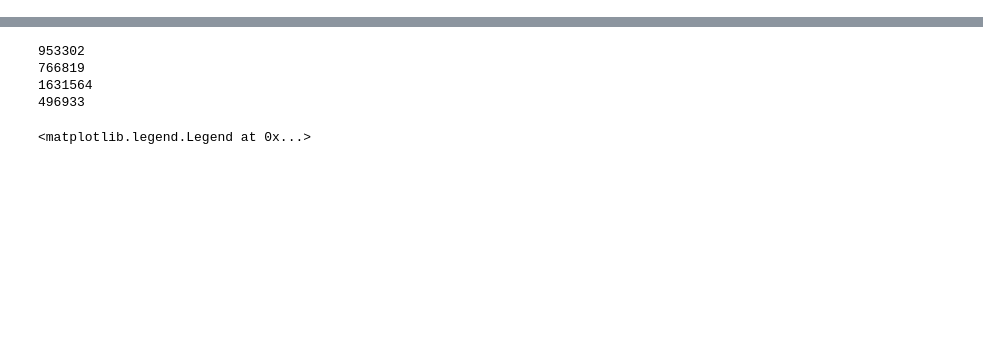
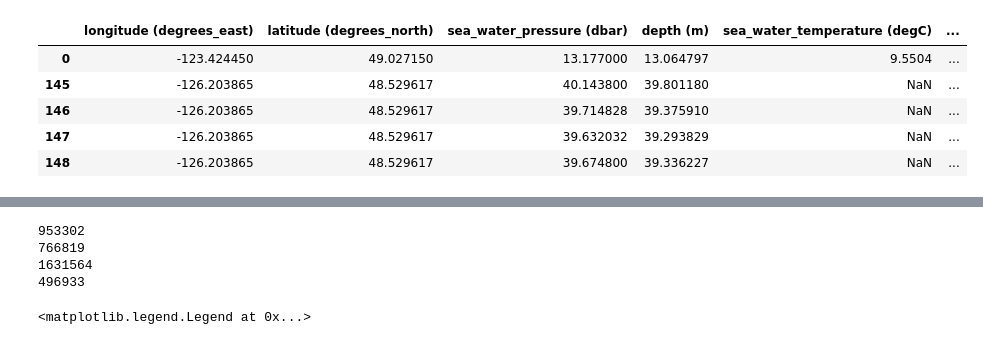
Before and after one commit to UBC-MOAD/analysis-becca, a Jupyter notebook: LiveOcean/tracers/clustering.ipynb, the cells around one changed output, grey strips where cells are left out. Saved outputs shown, nothing was run; the diff lists cells and outputs as text; code cells hidden in the pictures; blank space fills up the shorter version.

```diff
--- a/LiveOcean/tracers/clustering.ipynb
+++ b/LiveOcean/tracers/clustering.ipynb
@@ -7,3 +7,17 @@ from cartopy import crs, feature
 from cartopy.mpl.gridliner import LONGITUDE_FORMATTER, LATITUDE_FORMATTER
 # %%
 grid = xr.open_dataset('/ocean/rbeutel/MOAD/analysis-becca/LiveOcean/grid.nc')
+# %%
+m2005 =pd.read_pickle('./observations/IOS_ctd_moor_2005.p')
+m2010 =pd.read_pickle('./observations/IOS_ctd_moor_2010.p')
+m2015 =pd.read_pickle('./observations/IOS_ctd_moor_2015.p')
+m2020 =pd.read_pickle('./observations/IOS_ctd_moor_2020.p')
+ios_moor = pd.concat([m2005,m2010,m2015,m2020])
+ios_moor.head()
+# %% [output]
+|  | longitude (degrees_east) | latitude (degrees_north) | sea_water_pressure (dbar) | depth (m) | sea_water_temperature (degC) | ... |
+| 0 | -123.424450 | 49.027150 | 13.177000 | 13.064797 | 9.5504 | ... |
+| 145 | -126.203865 | 48.529617 | 40.143800 | 39.801180 | NaN | ... |
+| 146 | -126.203865 | 48.529617 | 39.714828 | 39.375910 | NaN | ... |
+| 147 | -126.203865 | 48.529617 | 39.632032 | 39.293829 | NaN | ... |
+| 148 | -126.203865 | 48.529617 | 39.674800 | 39.336227 | NaN | ... |
```
Also changed, not shown: parts of 10 cells of this notebook, 9 other files.
